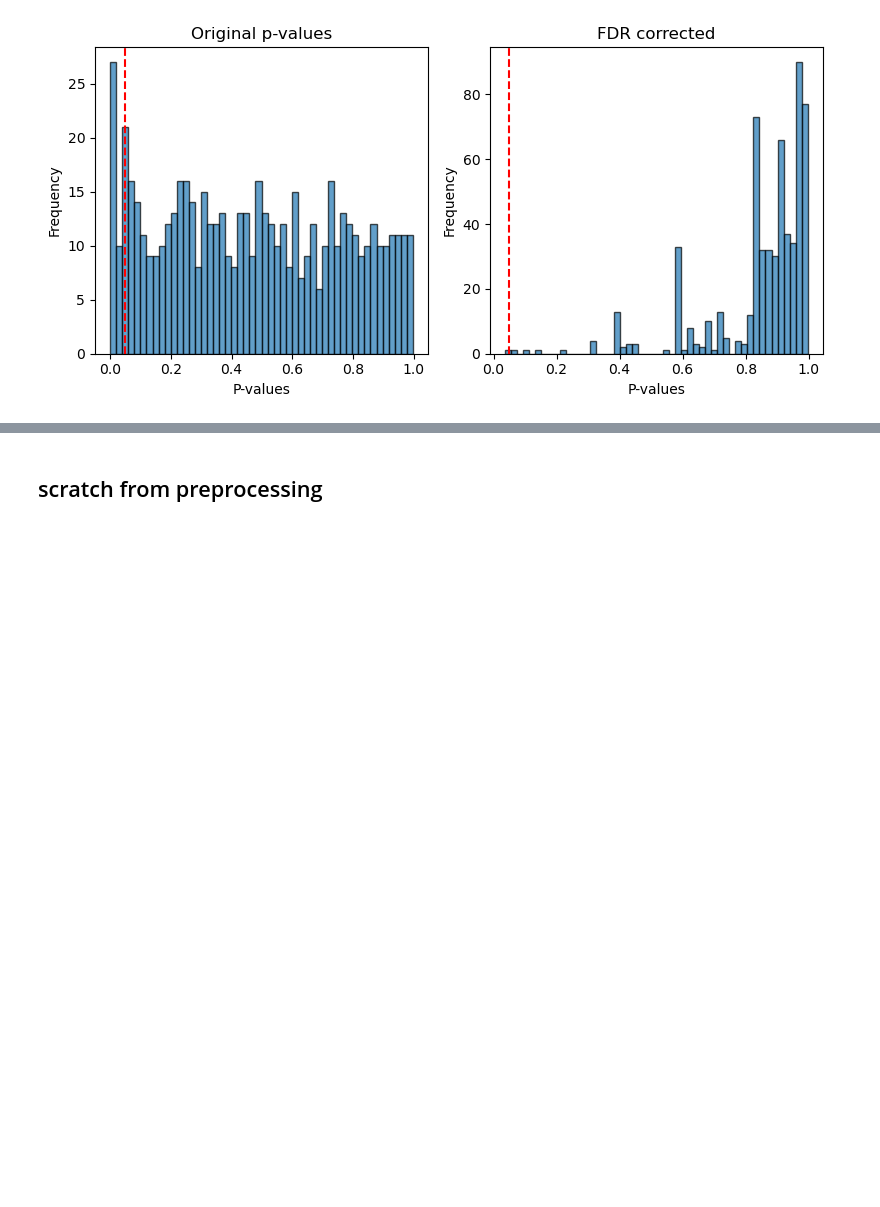
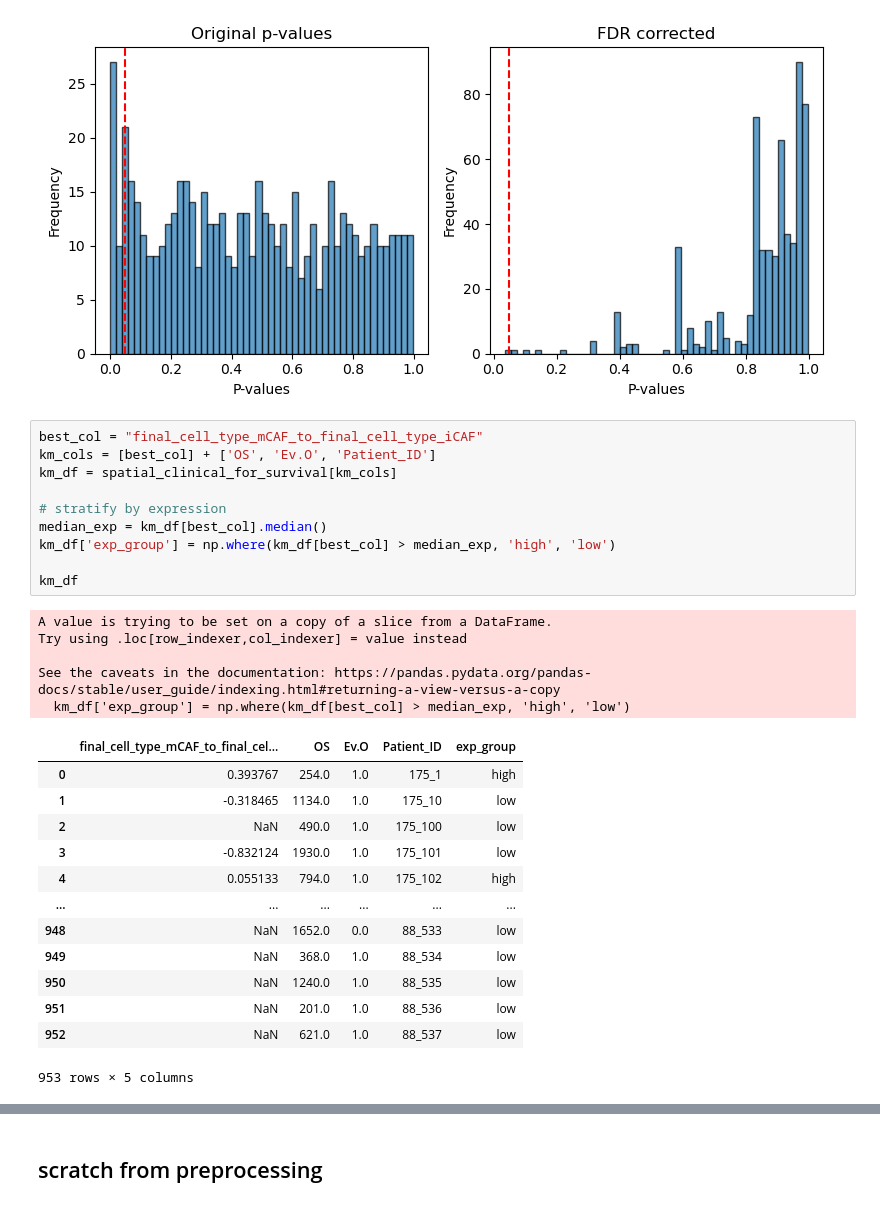
Before and after one commit to QBRC/multiTAP, a Jupyter notebook: notebooks/cell_spatial_survival.ipynb, the cells around one changed output, grey strips where cells are left out. Saved outputs shown, nothing was run; the diff lists cells and outputs as text; blank space fills up the shorter version.

```diff
--- a/notebooks/cell_spatial_survival.ipynb
+++ b/notebooks/cell_spatial_survival.ipynb
@@ -1187,3 +1187,32 @@ plt.tight_layout()
 plt.show()
 # %% [output]
 [figure]
+# %%
+best_col = "final_cell_type_mCAF_to_final_cell_type_iCAF"
+km_cols = [best_col] + ['OS', 'Ev.O', 'Patient_ID']
+km_df = spatial_clinical_for_survival[km_cols]
+
+# stratify by expression
+median_exp = km_df[best_col].median()
+km_df['exp_group'] = np.where(km_df[best_col] > median_exp, 'high', 'low')
+
+km_df
+# %% [output]
+A value is trying to be set on a copy of a slice from a DataFrame.
+Try using .loc[row_indexer,col_indexer] = value instead
+
+See the caveats in the documentation: https://pandas.pydata.org/pandas-docs/stable/user_guide/indexing.html#returning-a-view-versus-a-copy
+  km_df['exp_group'] = np.where(km_df[best_col] > median_exp, 'high', 'low')
+|  | final_cell_type_mCAF_to_final_cel... | OS | Ev.O | Patient_ID | exp_group |
+| 0 | 0.393767 | 254.0 | 1.0 | 175_1 | high |
+| 1 | -0.318465 | 1134.0 | 1.0 | 175_10 | low |
+| 2 | NaN | 490.0 | 1.0 | 175_100 | low |
+| 3 | -0.832124 | 1930.0 | 1.0 | 175_101 | low |
+| 4 | 0.055133 | 794.0 | 1.0 | 175_102 | high |
+| ... | ... | ... | ... | ... | ... |
+| 948 | NaN | 1652.0 | 0.0 | 88_533 | low |
+| 949 | NaN | 368.0 | 1.0 | 88_534 | low |
+| 950 | NaN | 1240.0 | 1.0 | 88_535 | low |
+| 951 | NaN | 201.0 | 1.0 | 88_536 | low |
+| 952 | NaN | 621.0 | 1.0 | 88_537 | low |
+953 rows × 5 columns
```
Also changed, not shown: parts of 8 cells of this notebook.
